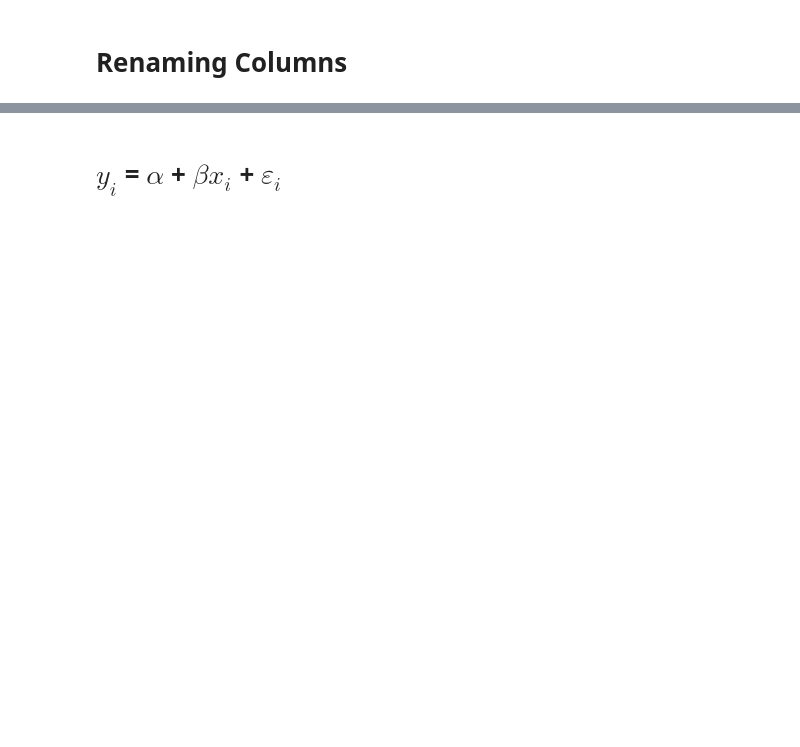
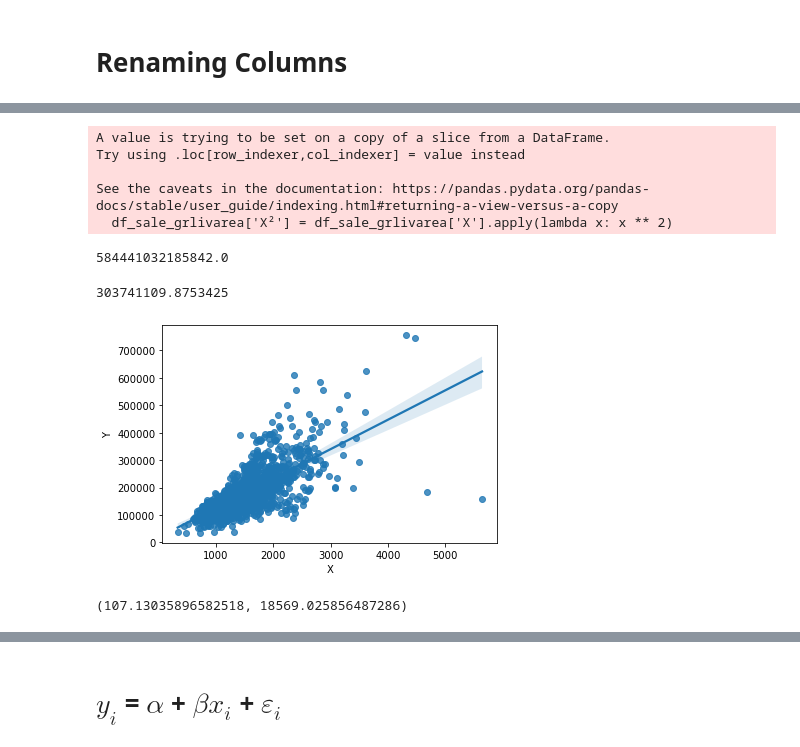
Before and after one commit to ViniciusHolanda001/House_Prices, a Jupyter notebook: notebook/eda_house_prices.ipynb, the cells around one changed output, grey strips where cells are left out. Drawn from its saved outputs; the diff is of its cells as text; code cells hidden in the pictures; blank space fills up the shorter version.

```diff
--- a/notebook/eda_house_prices.ipynb
+++ b/notebook/eda_house_prices.ipynb
@@ -257,0 +106,3 @@ mu = 180921.20 ::: sigma = 79415.29
+# %%
+df_sale_grlivarea = df_concat[['grlivarea', 'saleprice']]
+df_sale_grlivarea.columns = ['X', 'Y']
@@ -257,0 +129,10 @@ mu = 180921.20 ::: sigma = 79415.29
+# %%
+df_sale_grlivarea['X²'] = df_sale_grlivarea['X'].apply(lambda x: x ** 2)
+# %% [output]
+A value is trying to be set on a copy of a slice from a DataFrame.
+Try using .loc[row_indexer,col_indexer] = value instead
+
+See the caveats in the documentation: https://pandas.pydata.org/pandas-docs/stable/user_guide/indexing.html#returning-a-view-versus-a-copy
+  df_sale_grlivarea['X²'] = df_sale_grlivarea['X'].apply(lambda x: x ** 2)
+# %%
+df_sale_grlivarea_notnull = df_sale_grlivarea[df_sale_grlivarea.Y.isnull() == False]
@@ -257,0 +142,18 @@ mu = 180921.20 ::: sigma = 79415.29
+# %%
+sum_x_y = np.mean(np.array(x).sum() * np.array(y).sum())
+sum_x_y
+# %% [output]
+584441032185842.0
+# %%
+np.mean(np.array(x) * np.array(y))
+# %% [output]
+303741109.8753425
+# %%
+sns.regplot(x="X", y="Y", data=df_sale_grlivarea_notnull);
+# %% [output]
+[figure, added]
+# %%
+b, a = np.polyfit(x, y, deg=1)
+b, a
+# %% [output]
+(107.13035896582518, 18569.025856487286)
```
Also changed, not shown: parts of 74 cells of this notebook.
